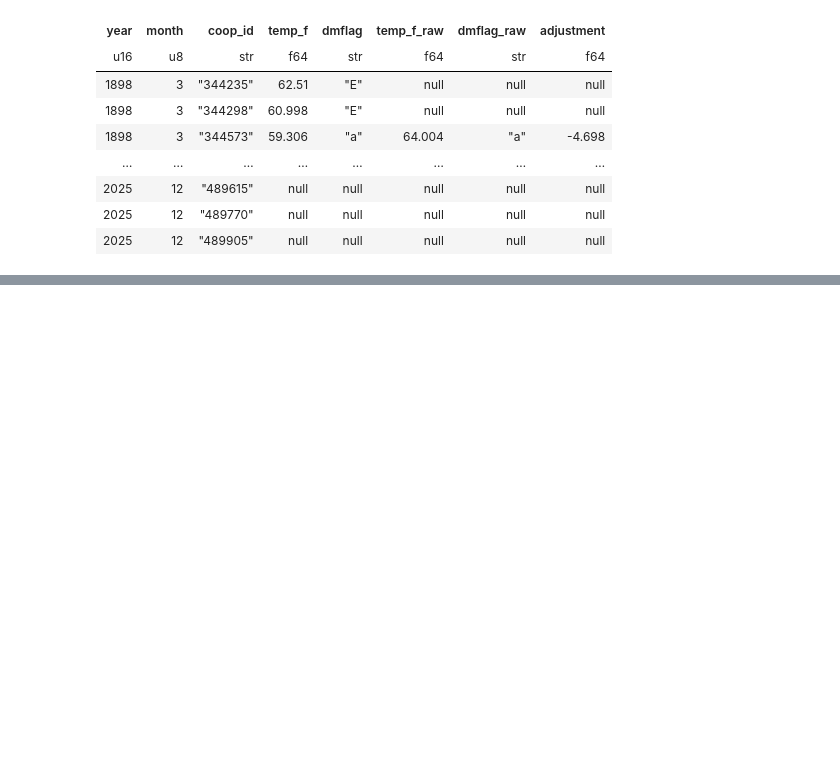
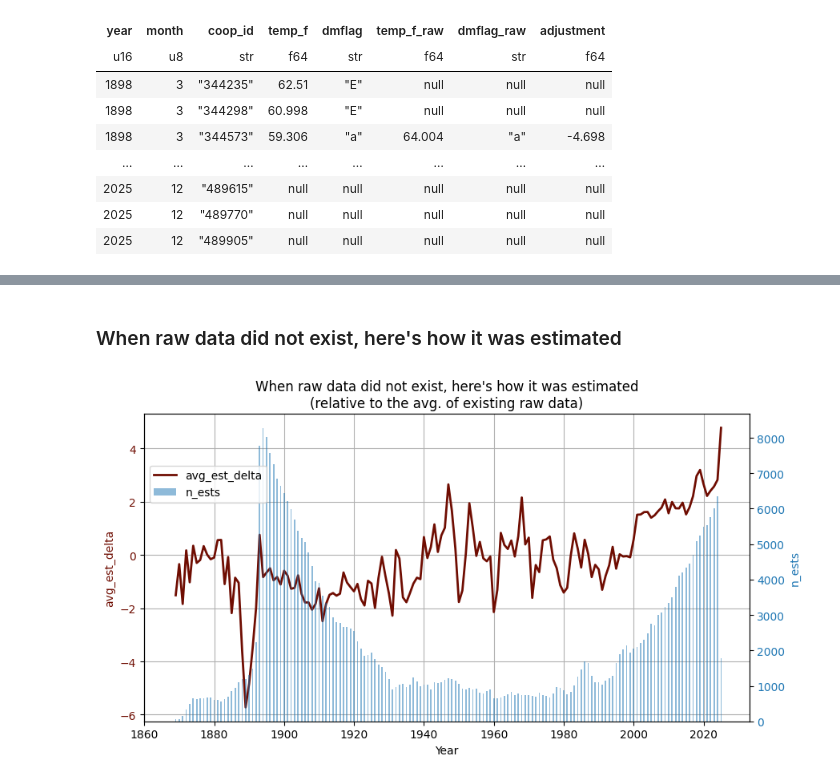
Before and after one commit to hfuhruhurr/ushcn, a Jupyter notebook: adjustment_analysis.ipynb, the cells around one changed output, grey strips where cells are left out. Saved outputs shown, nothing was run; the diff lists cells and outputs as text; code cells hidden in the pictures; blank space fills up the shorter version.

```diff
--- a/adjustment_analysis.ipynb
+++ b/adjustment_analysis.ipynb
@@ -172,0 +145,6 @@ make_chart('avg_adjustment')
+# %% [markdown]
+### When raw data did not exist, here's how it was estimated
+# %%
+make_chart(stats, 'avg_est_delta', 'n_ests', "When raw data did not exist, here's how it was estimated\n(relative to the avg. of existing raw data)")
+# %% [output]
+[figure, added]
```
Also changed, not shown: parts of 10 cells of this notebook.
